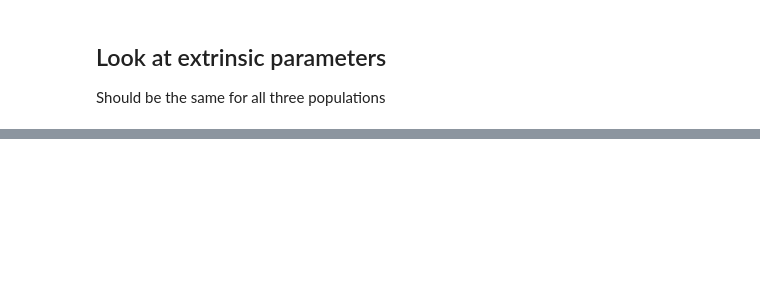
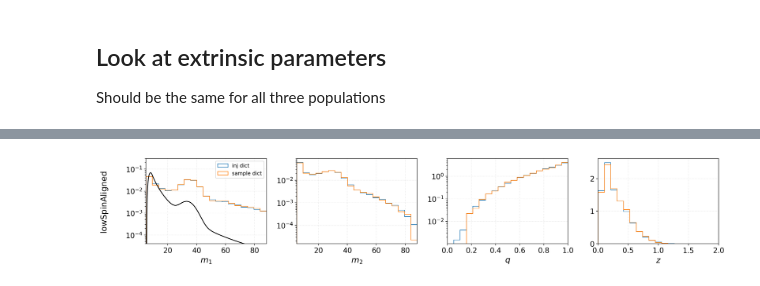
Before and after one commit to simonajmiller/measuring-bbh-component-spin, a Jupyter notebook: Data/InjectedPopulationParameters/view_populations.ipynb, the cells around one changed output, grey strips where cells are left out. Drawn from its saved outputs; the diff is of its cells as text; code cells hidden in the pictures; blank space fills up the shorter version.

Commit message:
change everything to full mass distribution

```diff
--- a/Data/InjectedPopulationParameters/view_populations.ipynb
+++ b/Data/InjectedPopulationParameters/view_populations.ipynb
@@ -247,0 +282,48 @@ plt.show()
+# %%
+injectionDictPop = pd.read_json('flat_pop_full_mass_range_for_injection_dict.json')
+# %%
+fig, axes = plt.subplots(nrows=1, ncols=4, figsize=(20,3))
+
+# primary mass
+axes[0].hist(injectionDictPop.m1, bins=massbins, density=True, histtype='step', label='inj dict')
+axes[0].hist(pop1_detected.m1, bins=massbins, density=True, histtype='step', label='sample dict')
+axes[0].plot(massgrid, p_m1(massgrid), color='k')
+axes[0].set_yscale('log')
+axes[0].set_xlim(mMin,mMax)
+axes[0].set_ylim(4e-5, 3e-1)
+
+# secondary mass
+axes[1].hist(injectionDictPop.m2, bins=massbins, density=True, histtype='step')
+axes[1].hist(pop1_detected.m2, bins=massbins, density=True, histtype='step')
+axes[1].set_yscale('log')
+axes[1].set_xlim(mMin,mMax)
+
+# mass ratio
+axes[2].hist(injectionDictPop.m2/injectionDictPop.m1, bins=np.linspace(0,1,20), density=True, histtype='step')
+axes[2].hist(pop1_detected.m2/pop1_detected.m1, bins=np.linspace(0,1,20), density=True, histtype='step')
+axes[2].set_yscale('log')
+axes[2].set_xlim(0,1)
+
+# redshift
+axes[3].hist(injectionDictPop.z, bins=np.linspace(0,2,20), density=True, histtype='step')
+axes[3].hist(pop1_detected.z, bins=np.linspace(0,2,20), density=True, histtype='step')
+axes[3].set_xlim(0,2)
+
+axes[0].legend()
+
+axes[0].set_xlabel(r'$m_1$', fontsize=16)
+axes[1].set_xlabel(r'$m_2$', fontsize=16)
+axes[2].set_xlabel(r'$q$', fontsize=16)
+axes[3].set_xlabel(r'$z$', fontsize=16)
+
+axes[0].set_ylabel('highSpinPrecessing', fontsize=16, rotation=90, labelpad=35)
+axes[0].set_ylabel('mediumSpin', fontsize=16, rotation=90, labelpad=35)
+axes[0].set_ylabel('lowSpinAligned', fontsize=16, rotation=90, labelpad=35)
+
+for ax in axes:
+    ax.grid(color='silver', ls=':', alpha=0.5)
+
+plt.subplots_adjust(wspace=0.25)
+plt.show()
+# %% [output]
+[figure, added]
```
Also changed, not shown: parts of 8 cells of this notebook, 13 other files.
